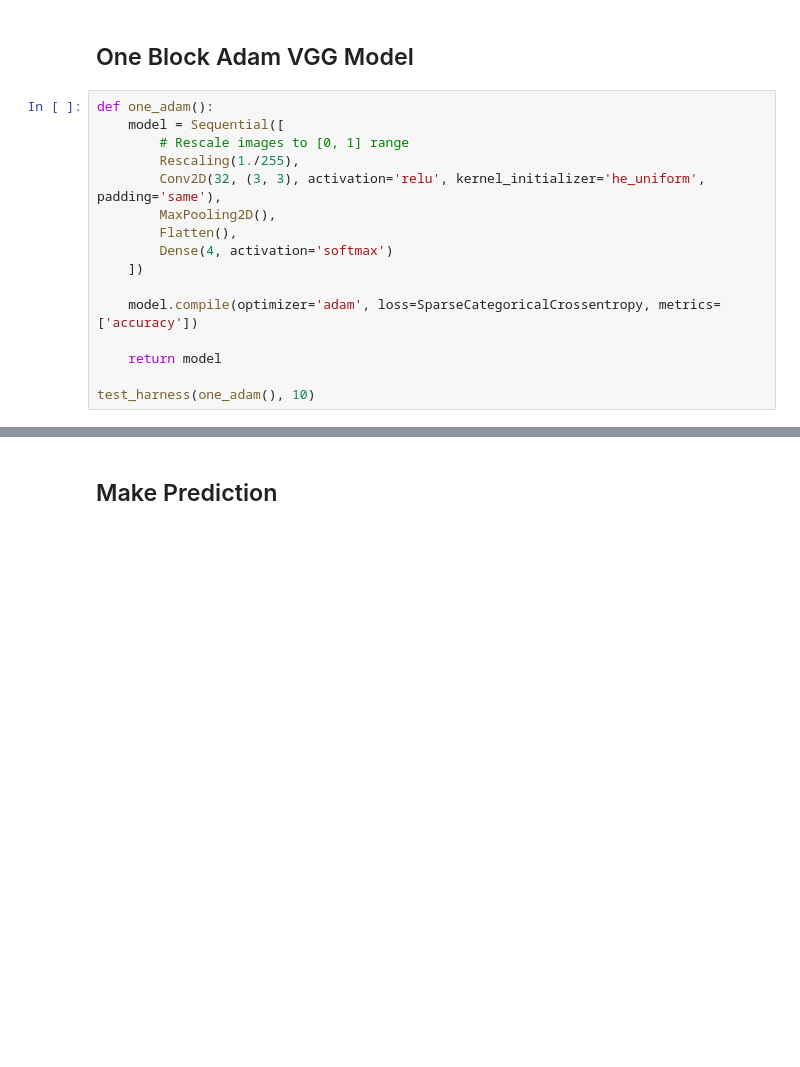
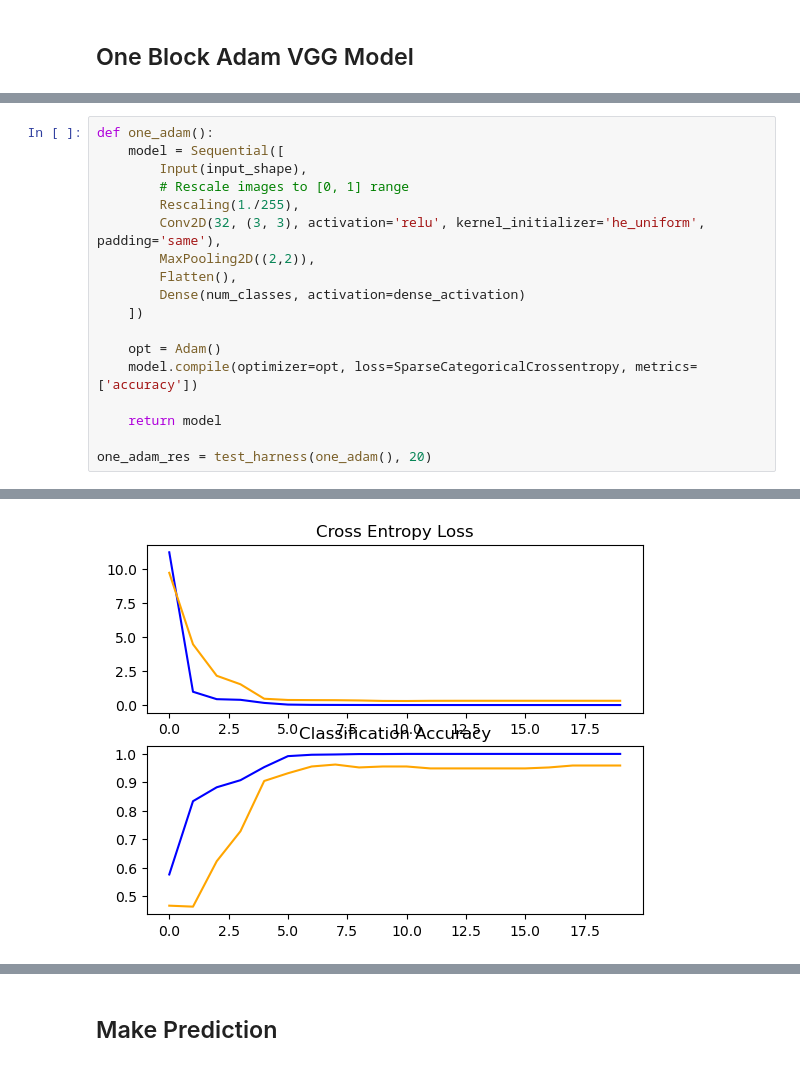
Before and after one commit to isaacbraun/data-analytics, a Jupyter notebook: final/final.ipynb, the cells around one changed output, grey strips where cells are left out. Drawn from its saved outputs; the diff is of its cells as text; blank space fills up the shorter version.

```diff
--- a/final/final.ipynb
+++ b/final/final.ipynb
@@ -144,18 +156,2 @@ Epoch 10/10
 # %% [markdown]
 ## One Block Adam VGG Model
-# %%
-def one_adam():
-    model = Sequential([
-        # Rescale images to [0, 1] range
-        Rescaling(1./255),
-    	Conv2D(32, (3, 3), activation='relu', kernel_initializer='he_uniform', padding='same'),
-        MaxPooling2D(),
-        Flatten(),
-        Dense(4, activation='softmax')
-    ])
-
-    model.compile(optimizer='adam', loss=SparseCategoricalCrossentropy, metrics=['accuracy'])
-
-    return model
-
-test_harness(one_adam(), 10)
@@ -270,0 +158,19 @@ Epoch 15/15
+# %%
+def one_adam():
+    model = Sequential([
+        Input(input_shape),
+        # Rescale images to [0, 1] range
+        Rescaling(1./255),
+    	Conv2D(32, (3, 3), activation='relu', kernel_initializer='he_uniform', padding='same'),
+        MaxPooling2D((2,2)),
+        Flatten(),
+        Dense(num_classes, activation=dense_activation)
+    ])
+
+    opt = Adam()
+    model.compile(optimizer=opt, loss=SparseCategoricalCrossentropy, metrics=['accuracy'])
+
+    return model
+
+one_adam_res = test_harness(one_adam(), 20)
+# %% [output]
@@ -270,0 +194 @@ Epoch 15/15
+[figure, added]
```
Also changed, not shown: parts of 34 cells of this notebook.
